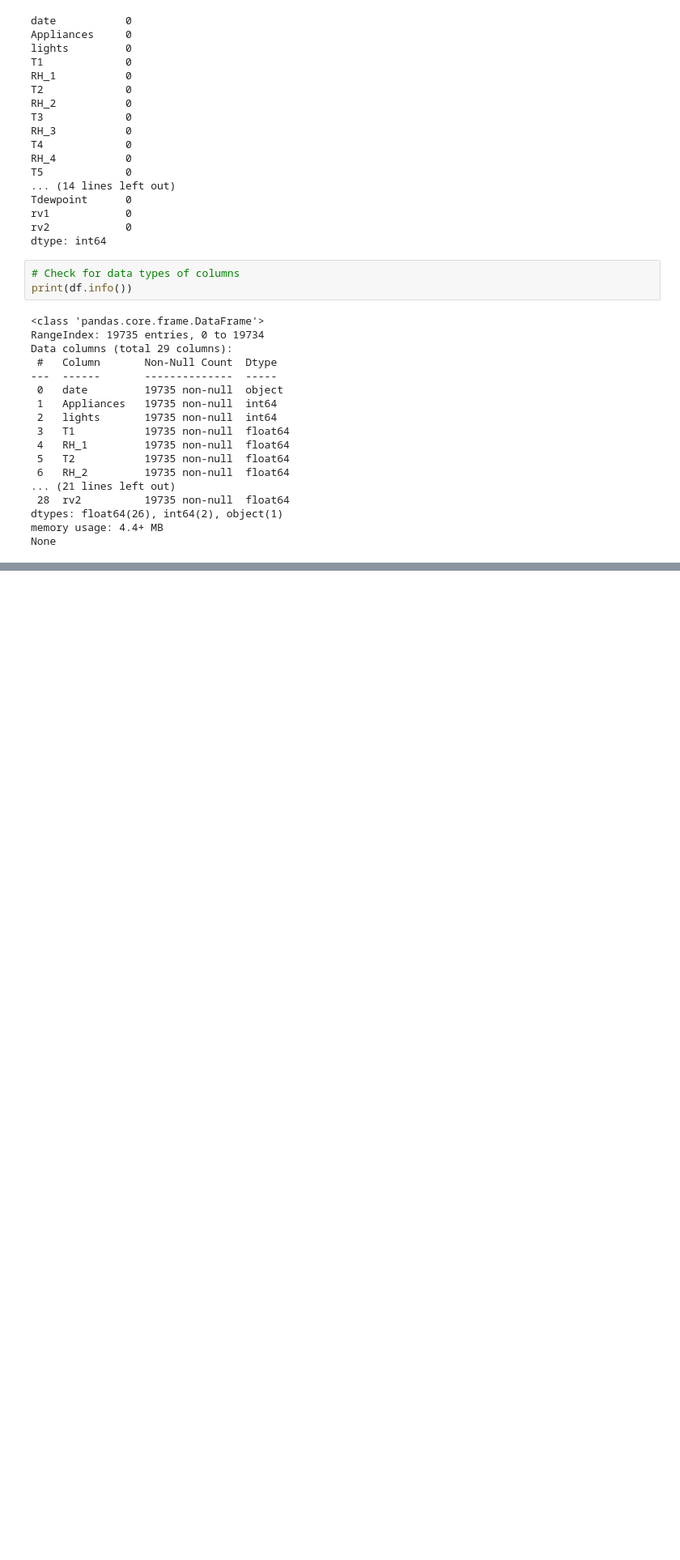
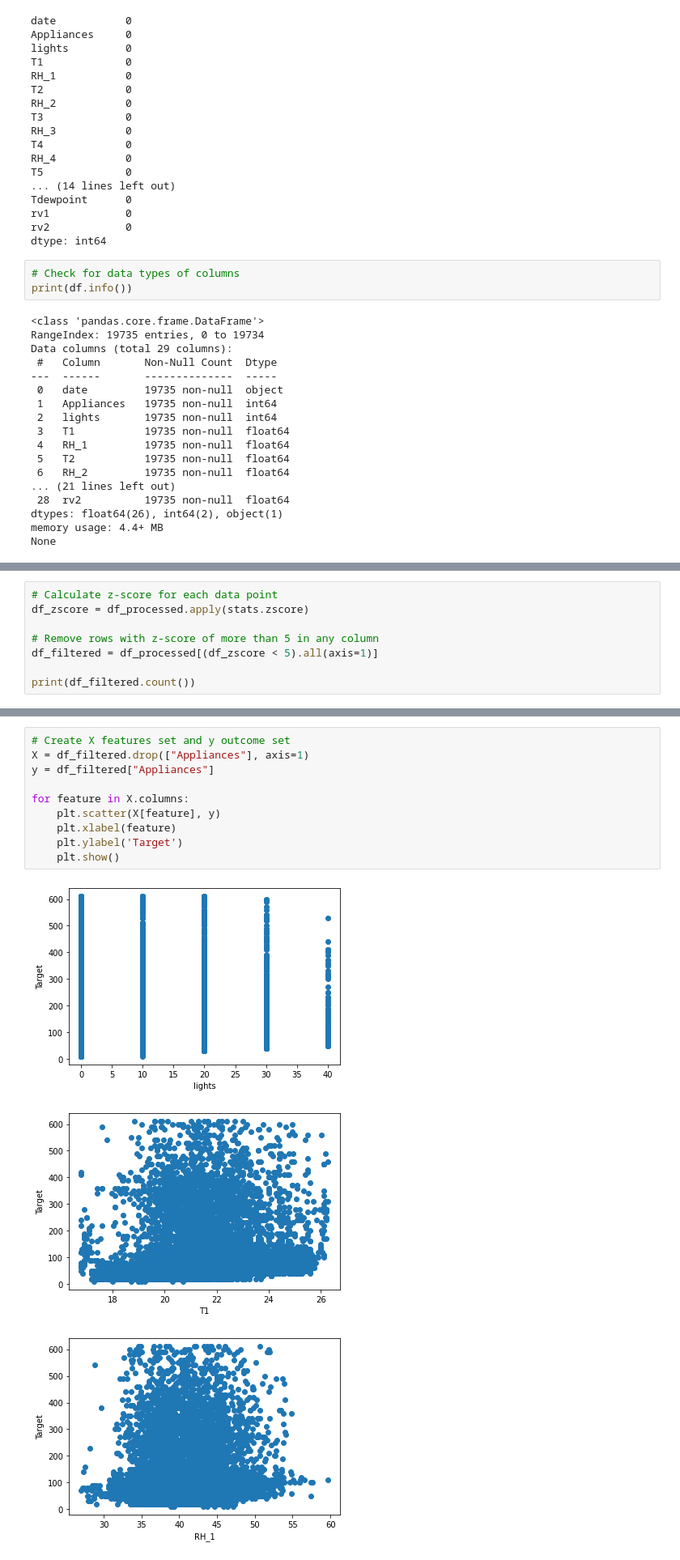
Before and after one commit to nimnathw/energy-consumption, a Jupyter notebook: energy_consumption.ipynb, the cells around one changed output, grey strips where cells are left out. Shown at 81% size. Cells and saved outputs as stored; diff of their text form; blank space fills up the shorter version.

```diff
--- a/energy_consumption.ipynb
+++ b/energy_consumption.ipynb
@@ -143,0 +169,8 @@ plt.show()
+# %%
+# Calculate z-score for each data point
+df_zscore = df_processed.apply(stats.zscore)
+
+# Remove rows with z-score of more than 5 in any column
+df_filtered = df_processed[(df_zscore < 5).all(axis=1)]
+
+print(df_filtered.count())
@@ -154,0 +256,14 @@ sns.heatmap(corr, annot=False, ax=ax)
+# %%
+# Create X features set and y outcome set
+X = df_filtered.drop(["Appliances"], axis=1)
+y = df_filtered["Appliances"]
+
+for feature in X.columns:
+    plt.scatter(X[feature], y)
+    plt.xlabel(feature)
+    plt.ylabel('Target')
+    plt.show()
+# %% [output]
+[figure, added]
+[figure, added]
+[figure, added]
```
Also changed, not shown: parts of 22 cells of this notebook.
